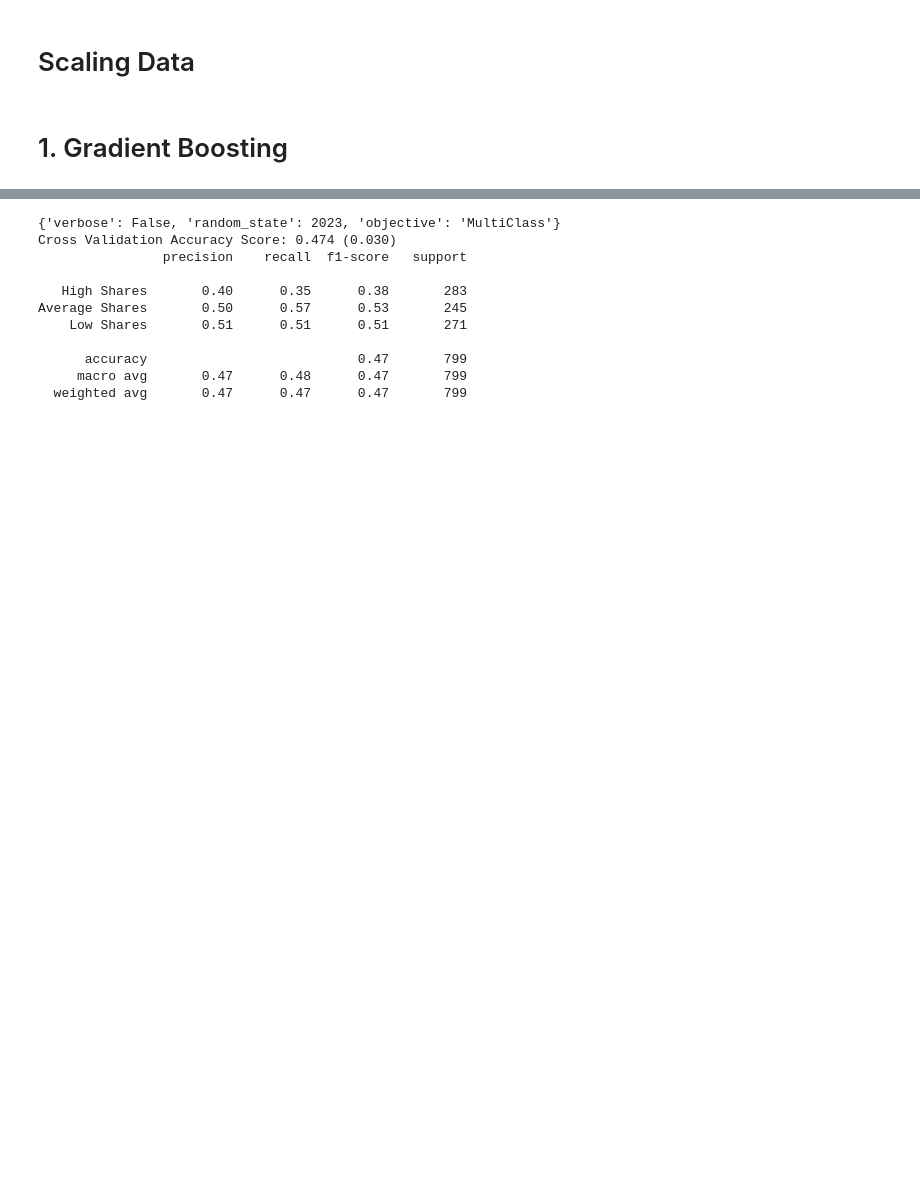
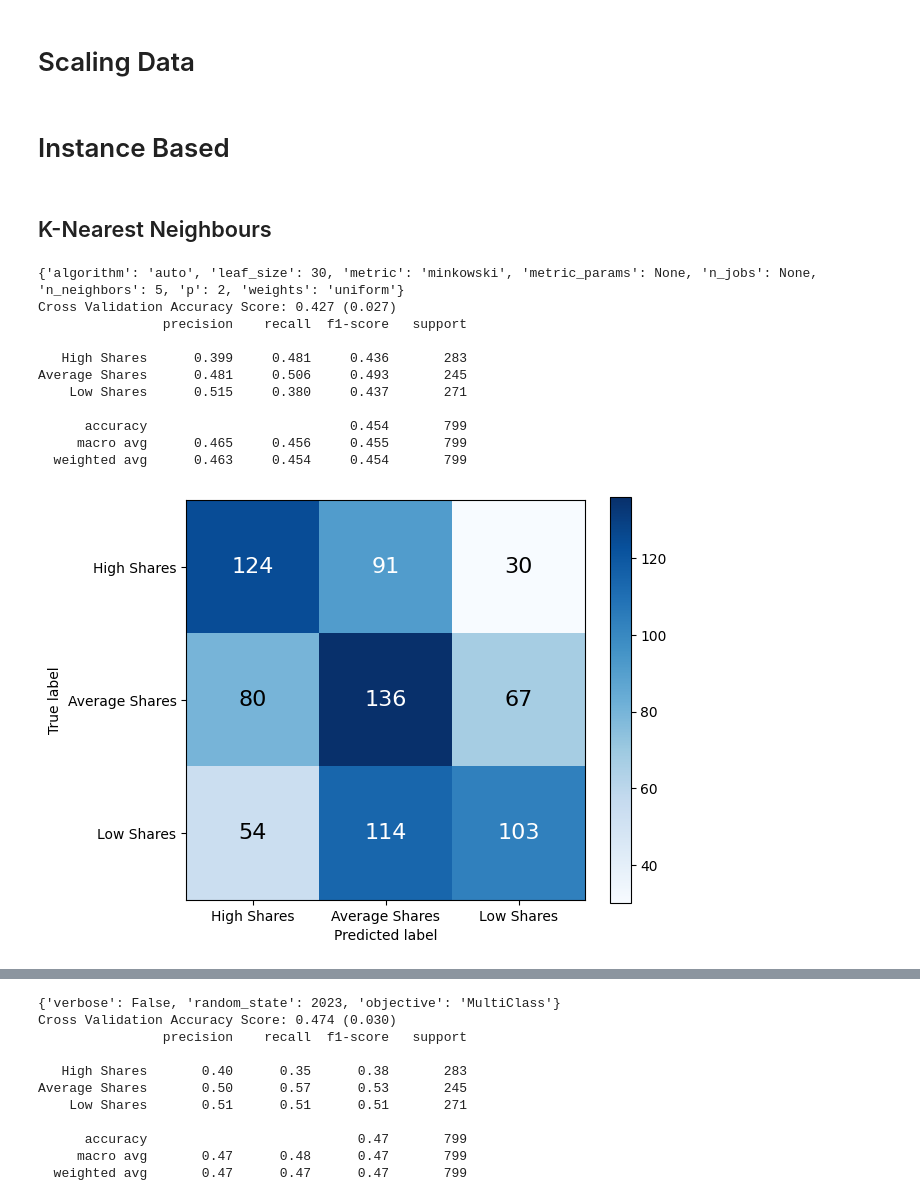
Before and after one commit to ChuanPoYan/IS4242-Project, a Jupyter notebook: The Smart Local Modelling.ipynb, the cells around one changed output, grey strips where cells are left out. Cells and saved outputs as stored; diff of their text form; code cells hidden in the pictures; blank space fills up the shorter version.

```diff
--- a/The Smart Local Modelling.ipynb
+++ b/The Smart Local Modelling.ipynb
@@ -49,7 +51,8 @@ def evaluate_model(y_true, y_pred):
 
     print(classification_report(y_true=y_true,
                                 y_pred=y_pred,
-                                target_names=labels))
+                                target_names=labels,
+                                digits=3))
 
     cm = confusion_matrix(y_true=y_true,
                           y_pred=y_pred,
@@ -123,5 +126,29 @@ y_test = pd.read_csv('./dataset/SmartLocal/y_test.csv')
 scaler = StandardScaler()
 X_train_scaled = pd.DataFrame(scaler.fit_transform(X_train), columns=X_train.columns)
 X_test_scaled = pd.DataFrame(scaler.transform(X_test), columns=X_test.columns)
-# %% [markdown]
-# 1. Gradient Boosting
+# %% [markdown]
+# Instance Based
+# %% [markdown]
+## K-Nearest Neighbours
+# %%
+knn_base_model = KNeighborsClassifier()
+print(knn_base_model.get_params())
+
+get_mean_cvs(knn_base_model, X_train_scaled, y_train.to_numpy().ravel())
+
+knn_base_model.fit(X_train_scaled, y_train.to_numpy().ravel())
+y_pred_cb_base = knn_base_model.predict(X_test_scaled)
+evaluate_model(y_test, y_pred_cb_base)
+# %% [output]
+{'algorithm': 'auto', 'leaf_size': 30, 'metric': 'minkowski', 'metric_params': None, 'n_jobs': None, 'n_neighbors': 5, 'p': 2, 'weights': 'uniform'}
+Cross Validation Accuracy Score: 0.427 (0.027)
+                precision    recall  f1-score   support
+
+   High Shares      0.399     0.481     0.436       283
+Average Shares      0.481     0.506     0.493       245
+    Low Shares      0.515     0.380     0.437       271
+
+      accuracy                          0.454       799
+     macro avg      0.465     0.456     0.455       799
+  weighted avg      0.463     0.454     0.454       799
+[figure, added]
```
Also changed, not shown: parts of 12 cells of this notebook, 2 other files.
